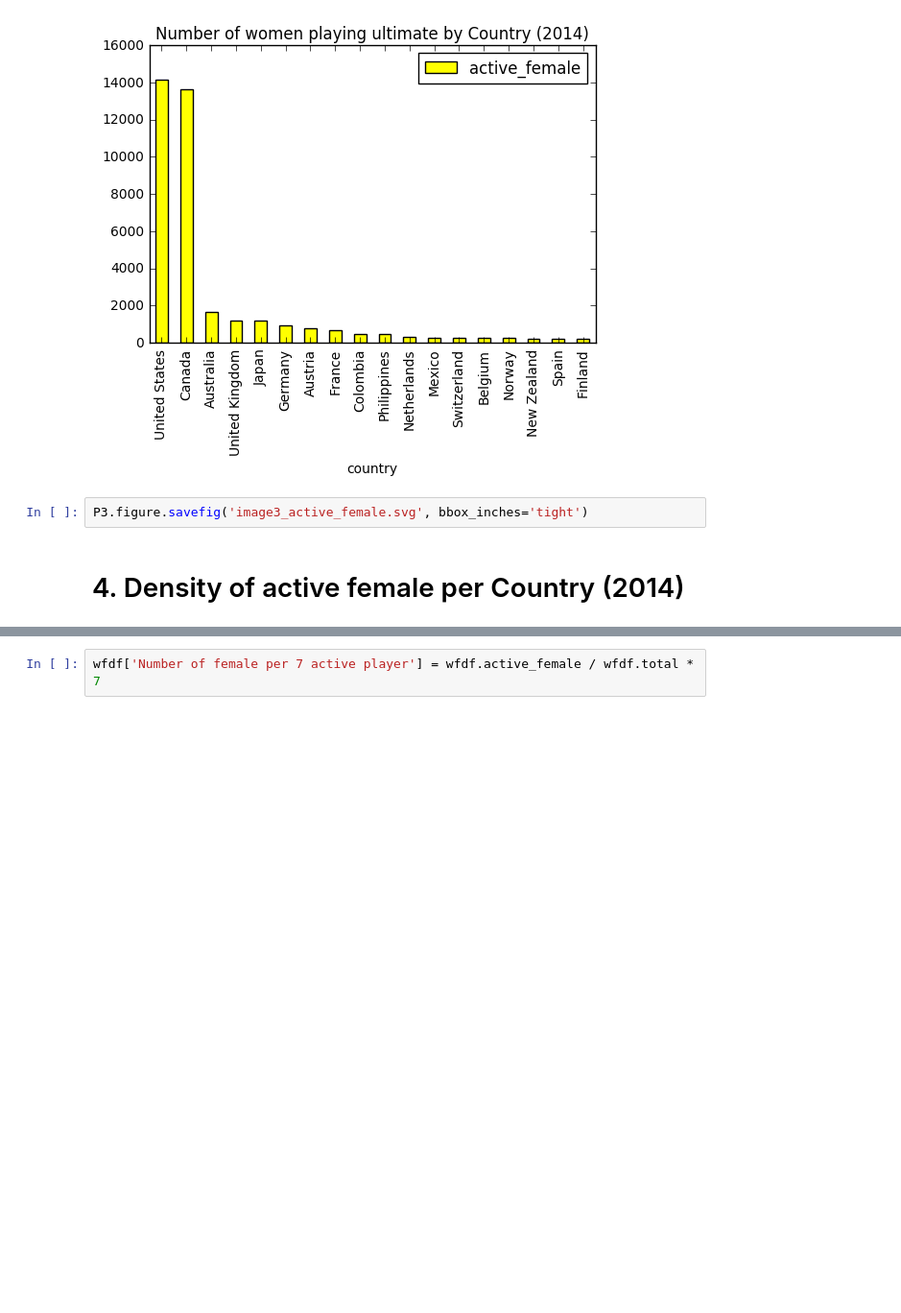
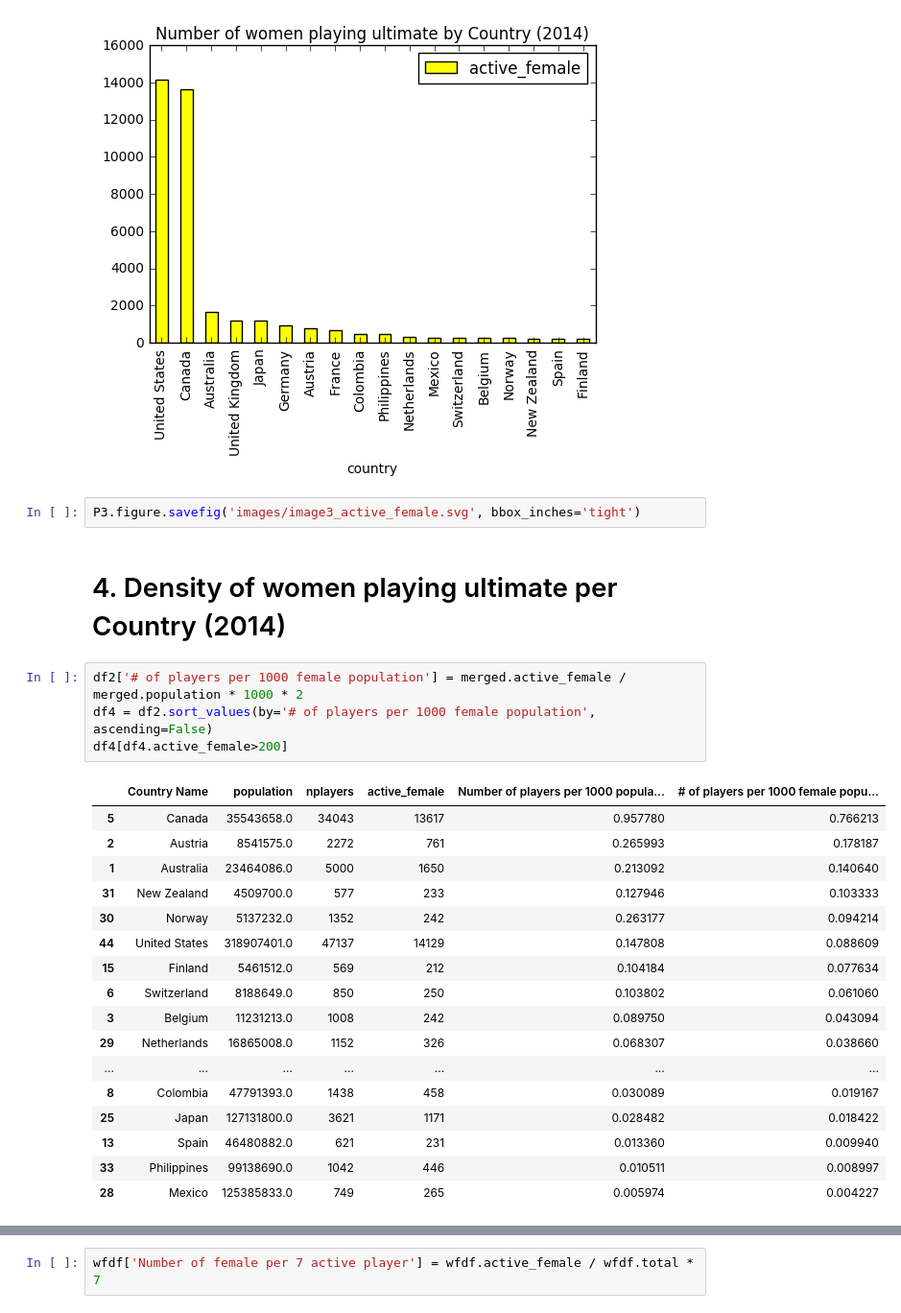
Before and after one commit to seblabbe/wfdf-player-density, a Jupyter notebook: WFDF Player Density Per Country 2014.ipynb, the cells around one changed output, grey strips where cells are left out. Shown at 96% size. Drawn from its saved outputs; the diff is of its cells as text; blank space fills up the shorter version.

```diff
--- a/WFDF Player Density Per Country 2014.ipynb
+++ b/WFDF Player Density Per Country 2014.ipynb
@@ -172,6 +175,28 @@ P3
 <matplotlib.axes._subplots.AxesSubplot at 0x...>
 [figure]
 # %%
-P3.figure.savefig('image3_active_female.svg', bbox_inches='tight')
+P3.figure.savefig('images/image3_active_female.svg', bbox_inches='tight')
 # %% [markdown]
-# 4. Density of active female per Country (2014)
+# 4. Density of women playing ultimate per Country (2014)
+# %%
+df2['# of players per 1000 female population'] = merged.active_female / merged.population * 1000 * 2
+df4 = df2.sort_values(by='# of players per 1000 female population', ascending=False)
+df4[df4.active_female>200]
+# %% [output]
+|  | Country Name | population | nplayers | active_female | Number of players per 1000 popula... | # of players per 1000 female popu... |
+| 5 | Canada | 35543658.0 | 34043 | 13617 | 0.957780 | 0.766213 |
+| 2 | Austria | 8541575.0 | 2272 | 761 | 0.265993 | 0.178187 |
+| 1 | Australia | 23464086.0 | 5000 | 1650 | 0.213092 | 0.140640 |
+| 31 | New Zealand | 4509700.0 | 577 | 233 | 0.127946 | 0.103333 |
+| 30 | Norway | 5137232.0 | 1352 | 242 | 0.263177 | 0.094214 |
+| 44 | United States | 318907401.0 | 47137 | 14129 | 0.147808 | 0.088609 |
+| 15 | Finland | 5461512.0 | 569 | 212 | 0.104184 | 0.077634 |
+| 6 | Switzerland | 8188649.0 | 850 | 250 | 0.103802 | 0.061060 |
+| 3 | Belgium | 11231213.0 | 1008 | 242 | 0.089750 | 0.043094 |
+| 29 | Netherlands | 16865008.0 | 1152 | 326 | 0.068307 | 0.038660 |
+| ... | ... | ... | ... | ... | ... | ... |
+| 8 | Colombia | 47791393.0 | 1438 | 458 | 0.030089 | 0.019167 |
+| 25 | Japan | 127131800.0 | 3621 | 1171 | 0.028482 | 0.018422 |
+| 13 | Spain | 46480882.0 | 621 | 231 | 0.013360 | 0.009940 |
+| 33 | Philippines | 99138690.0 | 1042 | 446 | 0.010511 | 0.008997 |
+| 28 | Mexico | 125385833.0 | 749 | 265 | 0.005974 | 0.004227 |
```
Also changed, not shown: parts of 23 cells of this notebook, 9 other files.
